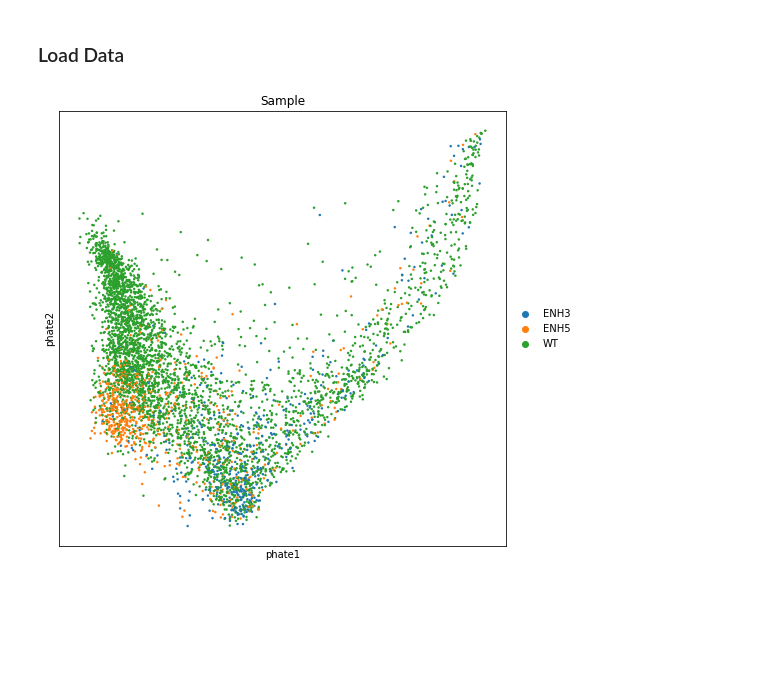
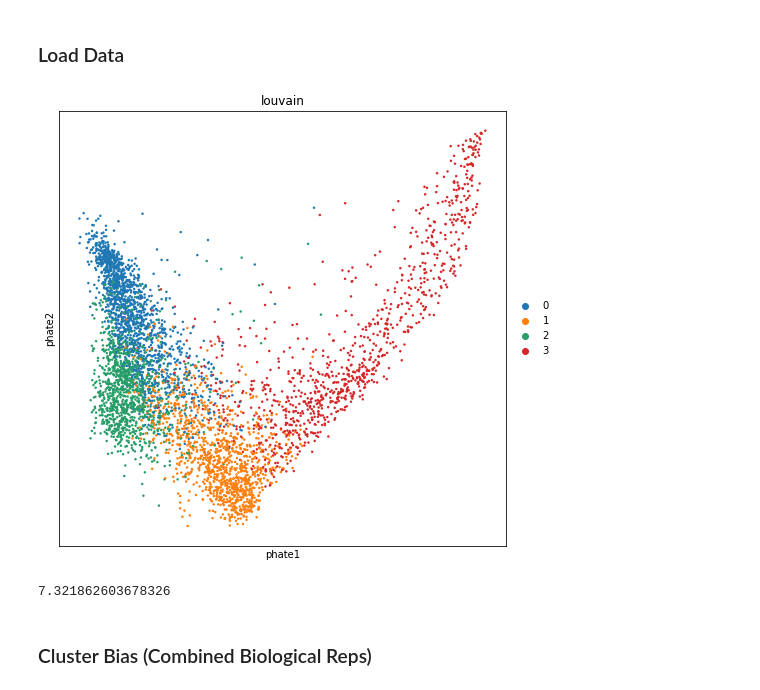
Before and after one commit to darmen04/CHD-associated-enhancers-shape-human-cardiomyocyte-lineage-commitment, a Jupyter notebook: Notebooks/Knockout_Het_Screen/5H.ipynb, the cells around one changed output. Saved outputs shown, nothing was run; the diff lists cells and outputs as text; code cells hidden in the pictures; blank space fills up the shorter version.

Commit message:
Rename files to match figure names

```diff
--- a/Notebooks/Knockout_Het_Screen/5H.ipynb
+++ b/Notebooks/Knockout_Het_Screen/5H.ipynb
@@ -59,6 +59,6 @@ from _util_updated import cluster_bias
 # %%
 SC_DF = sc.read_h5ad('./Knockout_CM_DF.h5ad')
 # %%
-sce.pl.phate(SC_DF, color = 'Sample')
+sce.pl.phate(SC_DF, color = 'louvain')
 # %% [output]
-[figure, old version]
+[figure, new version]
@@ -64,0 +75,6 @@ sce.pl.phate(SC_DF, color = 'Sample')
+# %%
+nc_perc/pert_perc
+# %% [output]
+7.321862603678326
+# %% [markdown]
+### Cluster Bias (Combined Biological Reps)
```
Also changed, not shown: parts of 15 cells of this notebook.
